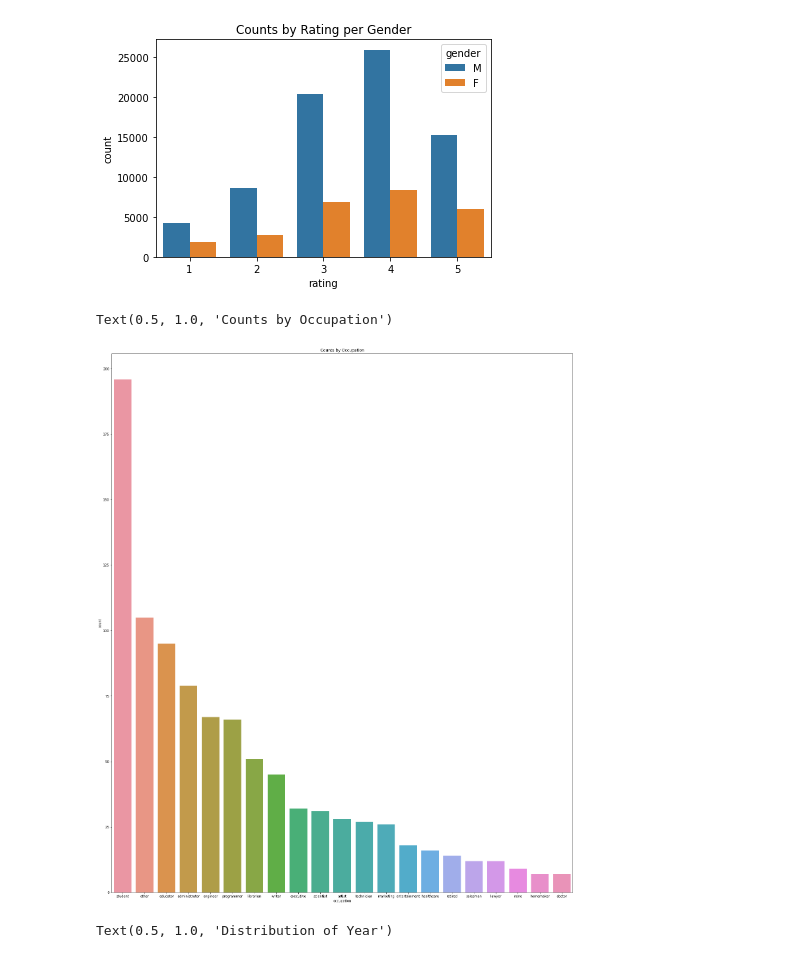
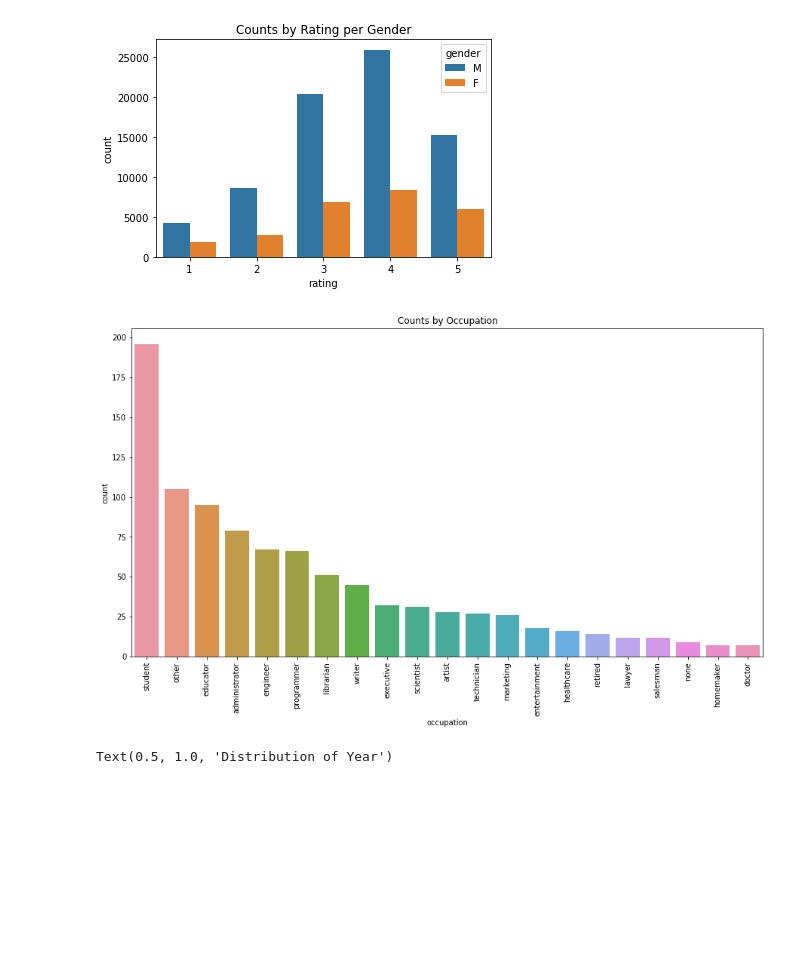
Before and after one commit to kevinstonebk/Project---MovieLens-Data-Analysis, a Jupyter notebook: MovieLens Project Questions.ipynb, the cells around one changed output. Drawn from its saved outputs; the diff is of its cells as text; code cells hidden in the pictures; blank space fills up the shorter version.

```diff
--- a/MovieLens Project Questions.ipynb
+++ b/MovieLens Project Questions.ipynb
@@ -467,11 +450,12 @@ Text(0.5, 1.0, 'Counts by Rating per Gender')
 # %%
 ##### Use data just from users because there are dublicates of users in all data sets, since the same user
 ###### watched movies
 
-plt.figure(figsize=(25,30))
+plt.figure(figsize=(15,8))
 sns.countplot(x = users['occupation'], order = users['occupation'].value_counts().index)
 plt.title('Counts by Occupation')
+plt.xticks(rotation=90)
+plt.show()
 # %% [output]
-Text(0.5, 1.0, 'Counts by Occupation')
-[figure, old version]
+[figure, new version]
 # %%
```
Also changed, not shown: parts of 46 cells of this notebook.
